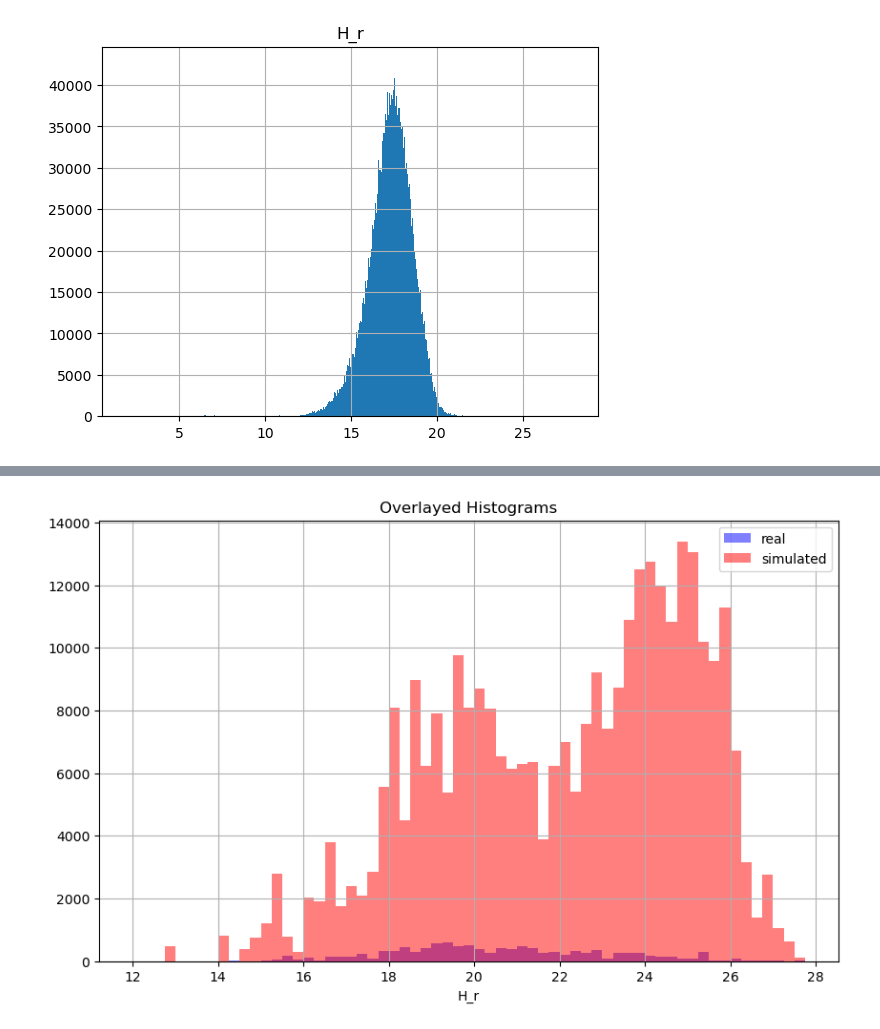
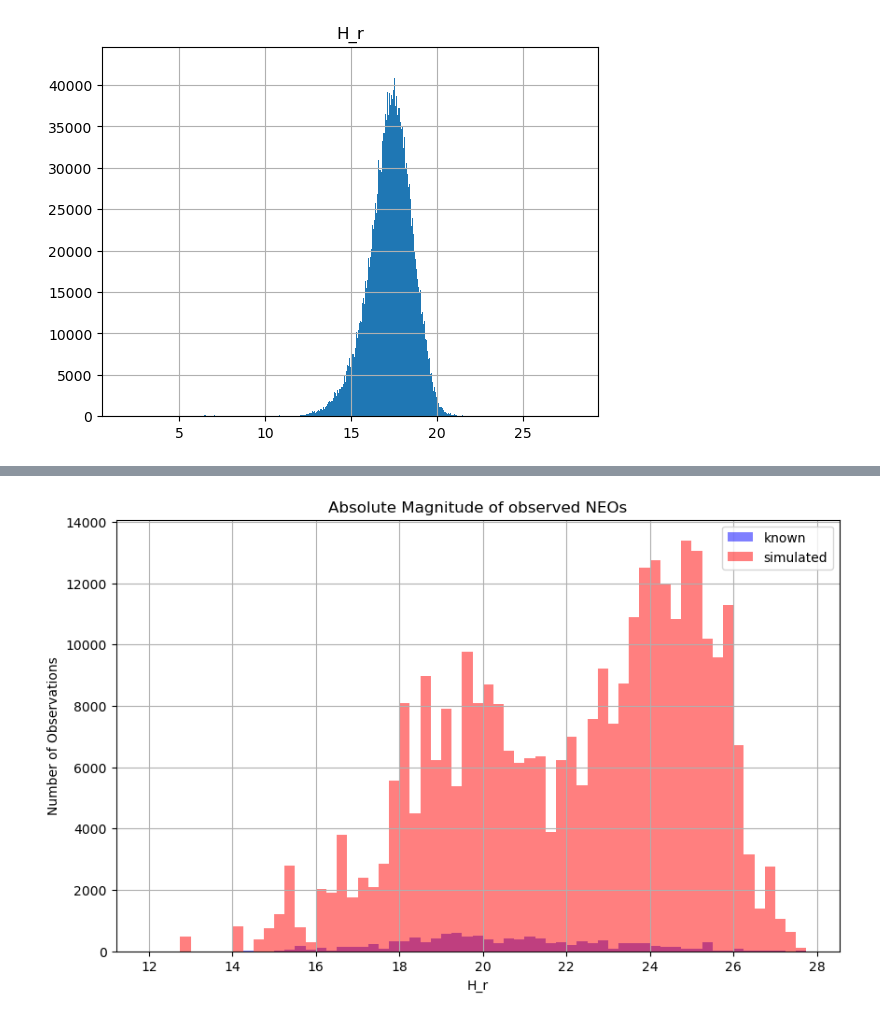
Before and after one commit to mjuric/sv-predictions, a Jupyter notebook: analysis/ast-analysis.ipynb, the cells around one changed output, grey strips where cells are left out. Drawn from its saved outputs; the diff is of its cells as text; code cells hidden in the pictures.

Commit message:
updated version of asteroid analysis program

```diff
--- a/analysis/ast-analysis.ipynb
+++ b/analysis/ast-analysis.ipynb
@@ -50,14 +50,14 @@ def compute_orbit_type(df):
 # %%
 # orbits_real.csv has data about asteroid orbits
 # replace the string with the file path
-df_orbits = pd.read_csv('../results/real_data/orbits_real.csv')
+df_orbits = pd.read_csv('../results/real_data/orbits.csv')
 # here, a column 'type' is added to the orbits file
 df_orbits['type']=compute_orbit_type(df_orbits)
 # %%
 # e2e_real.csv contains results of the sorcha simulation using known asteroids
 # instructions for getting these results should be found in a folder 'simulations'
 # replace the string with the file path
-df_real = pd.read_csv('../results/real_data/e2e_real.csv')
+df_real = pd.read_csv('../results/real_data/e2e.csv')
 # here, a column 'type' is added to simulation results by matching object IDs with the orbits file
 df_real_types=df_real.merge(df_orbits[["type","ObjID"]],on="ObjID")
 # %%
@@ -521,7 +548,7 @@ plt.tight_layout()
 # %%
-# colors.csv has data about asteroid magnitude and colors
+# colors.csv has data about asteroid absolute magnitudes and colors
 # replace the string with the file path
-df_colors=pd.read_csv('../results/real_data/colors_real.csv')
+df_colors=pd.read_csv('../results/real_data/colors.csv')
 df_temp=df_real_types.copy()
 # here, a column 'H_r' is added to simulation results by matching object IDs with the colors file
 dfrealtypescolors=df_temp.merge(df_colors[["H_r","ObjID"]],on="ObjID")
@@ -556,25 +561,25 @@ array([[<Axes: title={'center': 'H_r'}>]], dtype=object)
 # %%
+# makes histograms of absolute magnitudes of observed NEOs
+# this is because TNOs don't have a file with all colors data
+
+df_colors_neo=pd.read_csv('../results/sim-outputs/neo/colors_neo.csv')
+df_neotemp=df_neo.copy()
+df_neocolor=df_neotemp.merge(df_colors_neo[["H_r","ObjID"]],on="ObjID")
+
 dfr2_neo = dfrealtypescolors.query("type == 'NEO'")['H_r']
 df3_data = df_neocolor['H_r']
 
 df3_data10 = np.tile(df3_data, 10)
-# Plotting the histograms
 plt.figure(figsize=(10, 6))
 bins=np.arange(12, 28, 0.25)
-# Histogram for dfr2_neo
-plt.hist(dfr2_neo, bins=bins, alpha=0.5, label='real', color='blue')
+plt.hist(dfr2_neo, bins=bins, alpha=0.5, label='known', color='blue')
 
-# Histogram for df3
 plt.hist(df3_data10, bins=bins, alpha=0.5, label='simulated', color='red')
 
-# Adding titles and labels
-plt.title('Overlayed Histograms')
+plt.title('Absolute Magnitude of observed NEOs')
 plt.xlabel('H_r')
-
-# Show legend
+plt.ylabel('Number of Observations')
 plt.legend()
-
-# Show the plot
 plt.grid(True)
 # %% [output]
-[figure, old version]
+[figure, new version]
```
Also changed, not shown: parts of 19 cells of this notebook.
